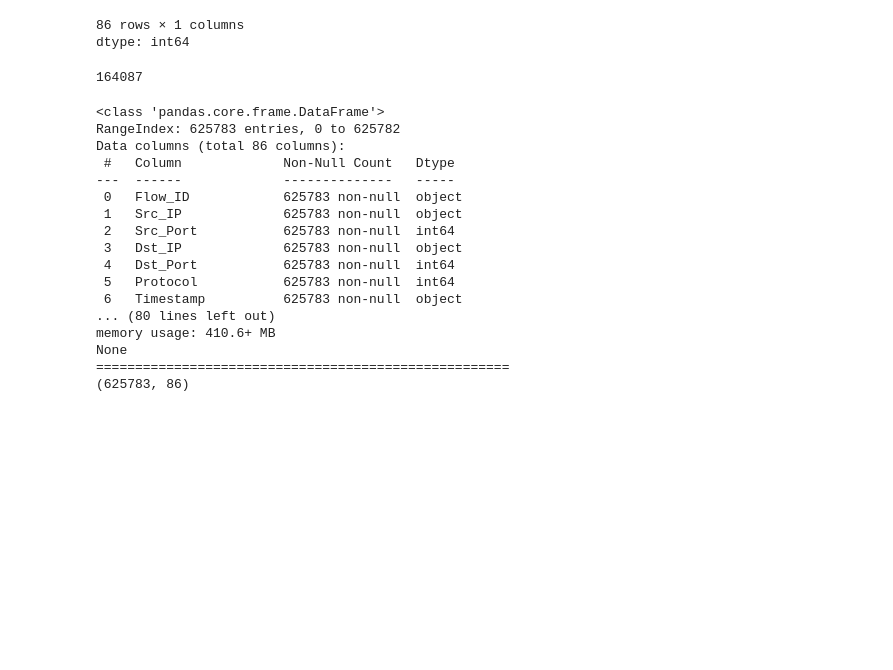
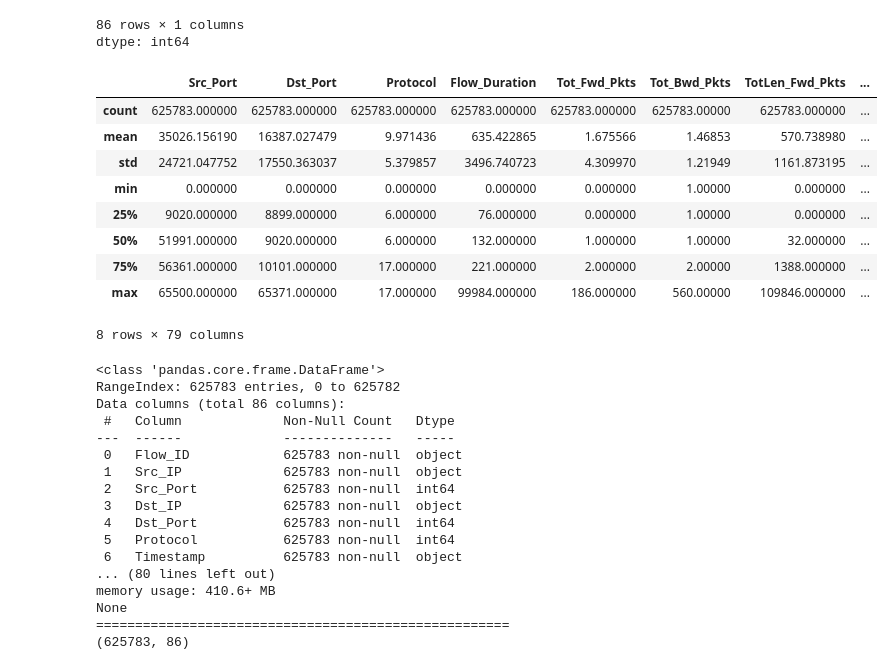
Before and after one commit to nonyeashley/Network-Intrusion-Detection-Using-Ensemble-Method-, a Jupyter notebook: Network_Intrusion.ipynb, the cells around one changed output. Saved outputs shown, nothing was run; the diff lists cells and outputs as text; code cells hidden in the pictures; blank space fills up the shorter version.

```diff
--- a/Network_Intrusion.ipynb
+++ b/Network_Intrusion.ipynb
@@ -61,11 +63,19 @@ df.isnull().sum() # checking missing values in the dataset
 | Sub_Cat | 0 |
 86 rows × 1 columns
 dtype: int64
-# %%
-# Check duplicate data
-df.duplicated().sum()
-# %% [output]
-164087
+# %%
+df.describe()
+# %% [output]
+|  | Src_Port | Dst_Port | Protocol | Flow_Duration | Tot_Fwd_Pkts | Tot_Bwd_Pkts | TotLen_Fwd_Pkts | ... |
+| count | 625783.000000 | 625783.000000 | 625783.000000 | 625783.000000 | 625783.000000 | 625783.00000 | 625783.000000 | ... |
+| mean | 35026.156190 | 16387.027479 | 9.971436 | 635.422865 | 1.675566 | 1.46853 | 570.738980 | ... |
+| std | 24721.047752 | 17550.363037 | 5.379857 | 3496.740723 | 4.309970 | 1.21949 | 1161.873195 | ... |
+| min | 0.000000 | 0.000000 | 0.000000 | 0.000000 | 0.000000 | 1.00000 | 0.000000 | ... |
+| 25% | 9020.000000 | 8899.000000 | 6.000000 | 76.000000 | 0.000000 | 1.00000 | 0.000000 | ... |
+| 50% | 51991.000000 | 9020.000000 | 6.000000 | 132.000000 | 1.000000 | 1.00000 | 32.000000 | ... |
+| 75% | 56361.000000 | 10101.000000 | 17.000000 | 221.000000 | 2.000000 | 2.00000 | 1388.000000 | ... |
+| max | 65500.000000 | 65371.000000 | 17.000000 | 99984.000000 | 186.000000 | 560.00000 | 109846.000000 | ... |
+8 rows × 79 columns
 # %%
 # Check data information
 print(df.info())
```
Also changed, not shown: parts of 10 cells of this notebook.
